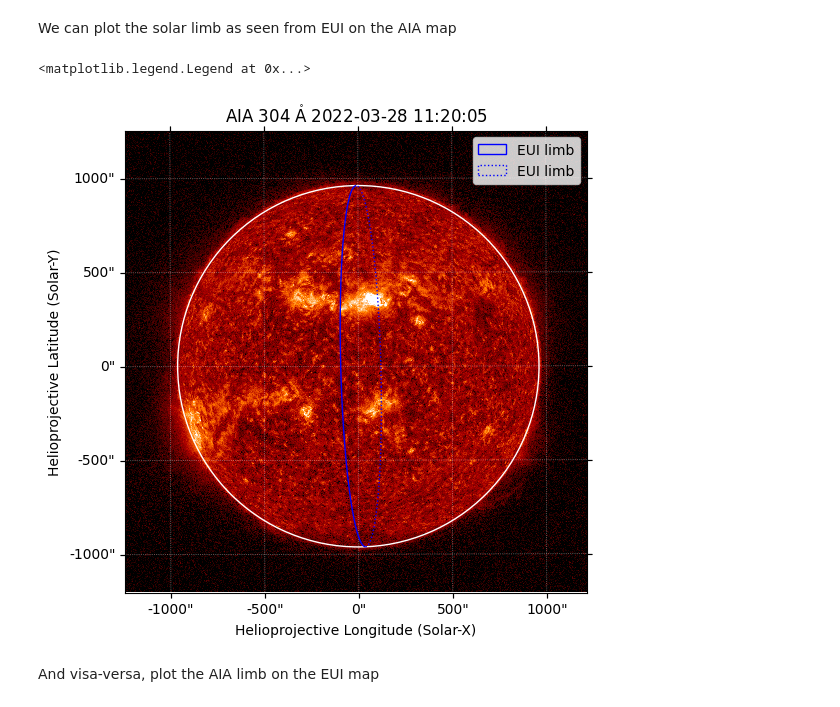
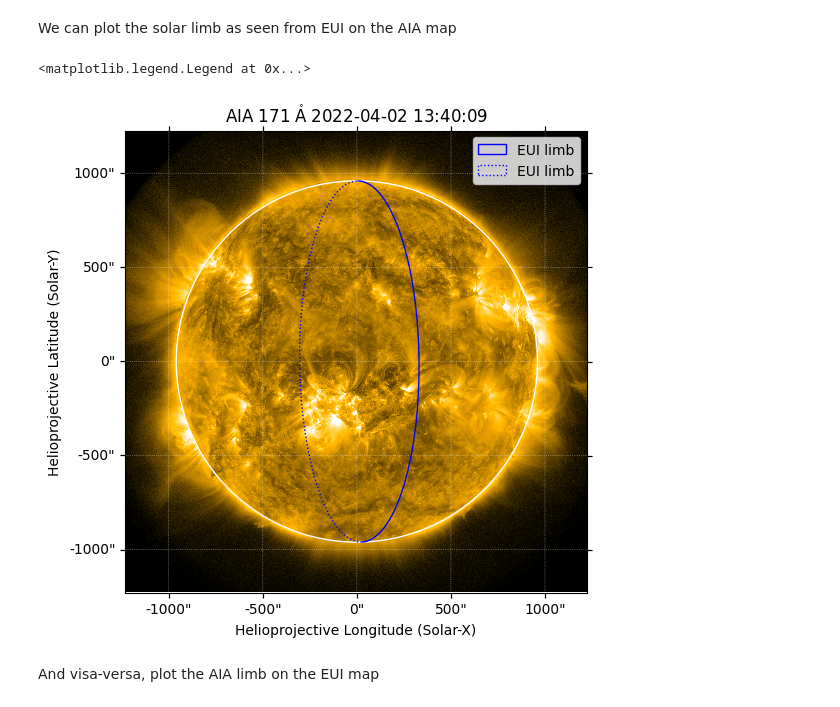
Before and after one commit to hayesla/ESPDSummerSchoolSunPy, a Jupyter notebook: 3. Coordinates framework.ipynb, the cells around one changed output. Cells and saved outputs as stored; diff of their text form; code cells hidden in the pictures.

```diff
--- a/3. Coordinates framework.ipynb
+++ b/3. Coordinates framework.ipynb
@@ -169,13 +202,11 @@ Text(0.5, 1.0, 'Positions in Heliographic Stonyhurst (HGS)')
 
 ## Example of SDO/AIA and Solar Orbiter/EUI
 # %%
-aia_files = glob.glob("./AIA/*.fits"); aia_files.sort()
-eui_files = glob.glob("./EUI/*.fits"); eui_files.sort()
+aia_files = glob.glob("./AIA/*171*.fits"); aia_files.sort()
+eui_files = glob.glob("./EUI/*174*.fits"); eui_files.sort()
 # %%
-aia_map = sunpy.map.Map(aia_files[2])
-eui_map = sunpy.map.Map(eui_files[2])
+aia_map = sunpy.map.Map(aia_files[10])
+eui_map = sunpy.map.Map(eui_files[10])
-# %%
-eui_map.plot_settings["norm"] = ImageNormalize(vmin=0, vmax=300, stretch=LogStretch())
 # %%
 fig = plt.figure(figsize=(11, 5))
 ax1 = fig.add_subplot(1,2,1,projection=aia_map)
@@ -202,14 +233,14 @@ We can plot the solar limb as seen from EUI on the AIA map
 # %%
 fig = plt.figure(figsize=(6, 6))
 
 ax1 = fig.add_subplot(projection=aia_map)
-aia_map.plot(axes=ax1, vmin=0, vmax=200)
+aia_map.plot(axes=ax1, clip_interval=[5, 99.9]*u.percent)
 aia_map.draw_limb(axes=ax1, color='white')
 eui_map.draw_limb(axes=ax1, color='blue', label="EUI limb")
 plt.legend()
 # %% [output]
 <matplotlib.legend.Legend at 0x...>
-[figure, old version]
+[figure, new version]
 # %% [markdown]
 And visa-versa, plot the AIA limb on the EUI map
 # %%
```
Also changed, not shown: parts of 29 cells of this notebook.
